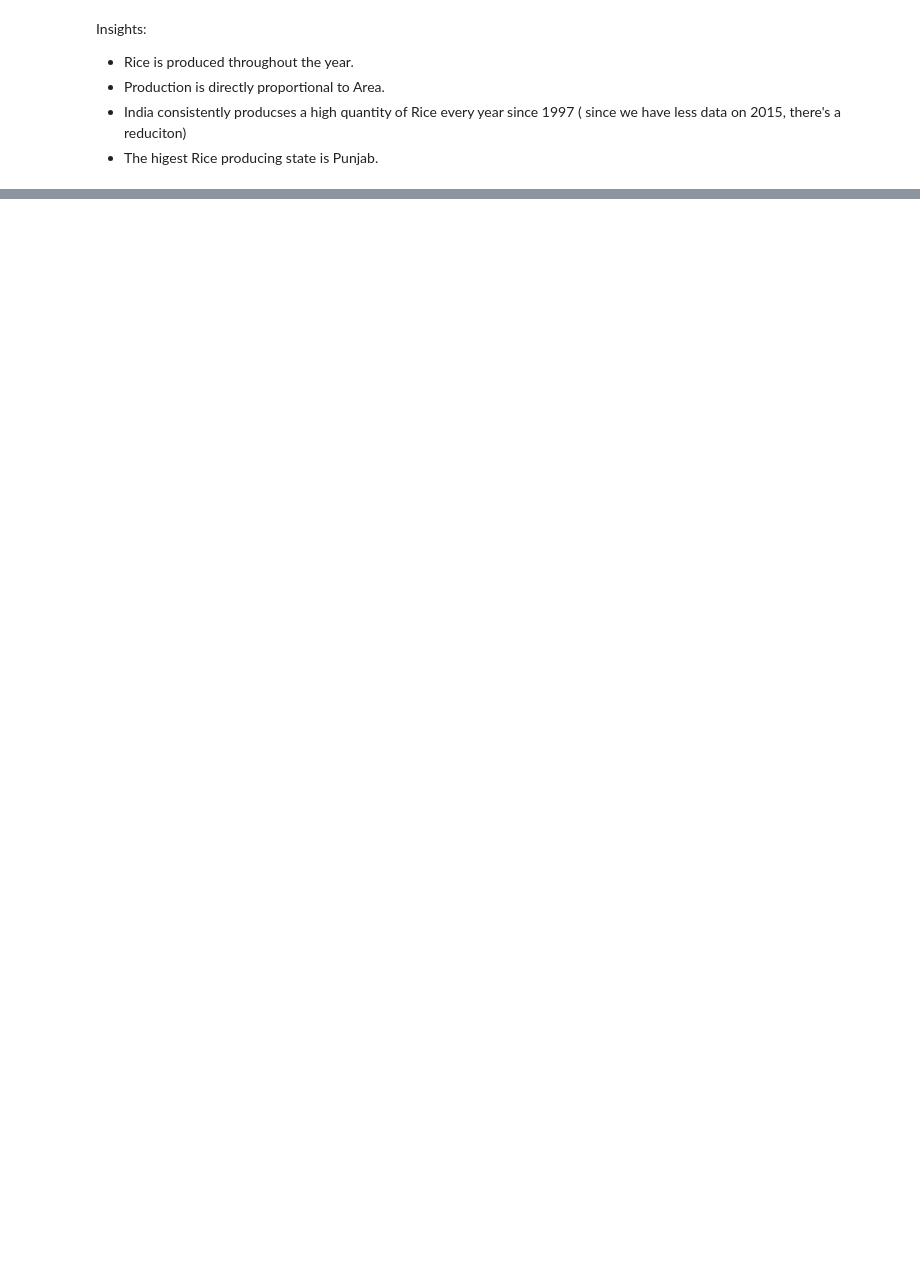
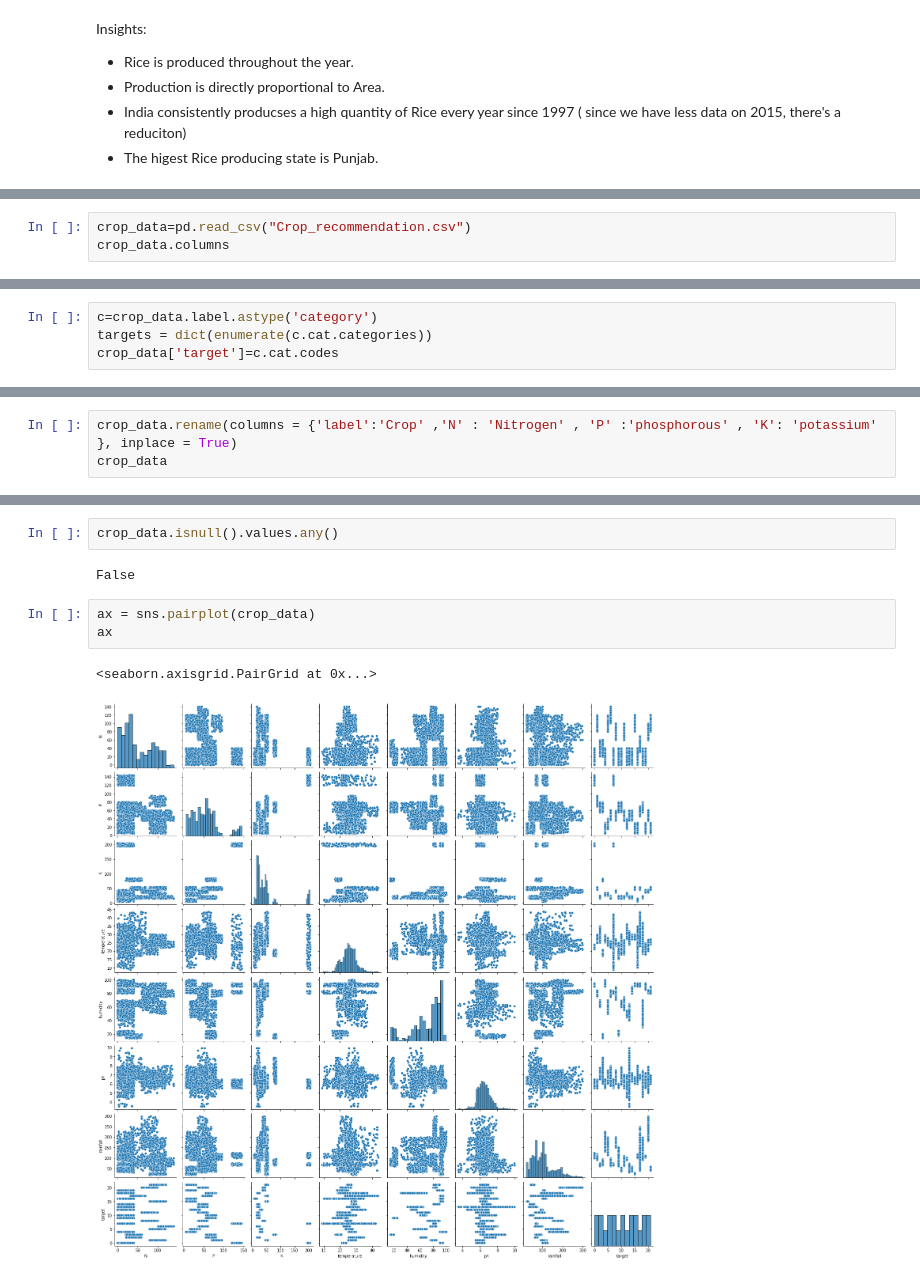
Before and after one commit to Lewy2609/Indian-Crop-Production-Prediction, a Jupyter notebook: CPP.ipynb, the cells around one changed output, grey strips where cells are left out. Drawn from its saved outputs; the diff is of its cells as text; blank space fills up the shorter version.

```diff
--- a/CPP.ipynb
+++ b/CPP.ipynb
@@ -520,0 +594,3 @@ r2_score(y_test,preds)
+# %%
+crop_data=pd.read_csv("Crop_recommendation.csv")
+crop_data.columns
@@ -520,0 +599,4 @@ r2_score(y_test,preds)
+# %%
+c=crop_data.label.astype('category')
+targets = dict(enumerate(c.cat.categories))
+crop_data['target']=c.cat.codes
@@ -520,0 +622,3 @@ r2_score(y_test,preds)
+# %%
+crop_data.rename(columns = {'label':'Crop' ,'N' : 'Nitrogen' , 'P' :'phosphorous' , 'K': 'potassium' }, inplace = True)
+crop_data
@@ -520,0 +651,10 @@ r2_score(y_test,preds)
+# %%
+crop_data.isnull().values.any()
+# %% [output]
+False
+# %%
+ax = sns.pairplot(crop_data)
+ax
+# %% [output]
+<seaborn.axisgrid.PairGrid at 0x...>
+[figure, added]
```
Also changed, not shown: parts of 64 cells of this notebook, 1 other file.
